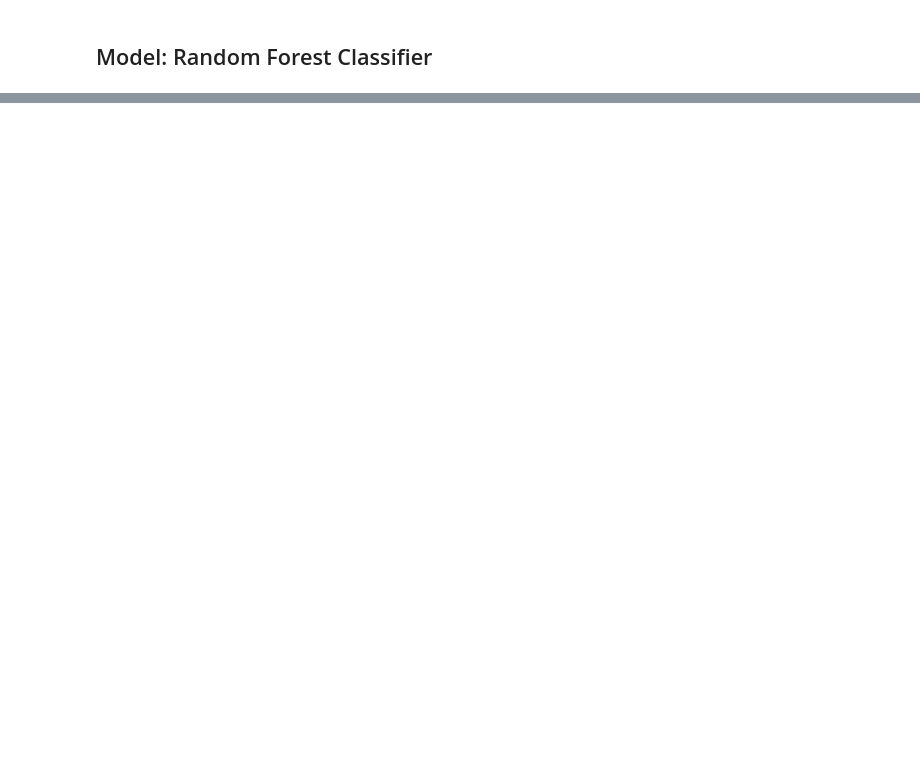
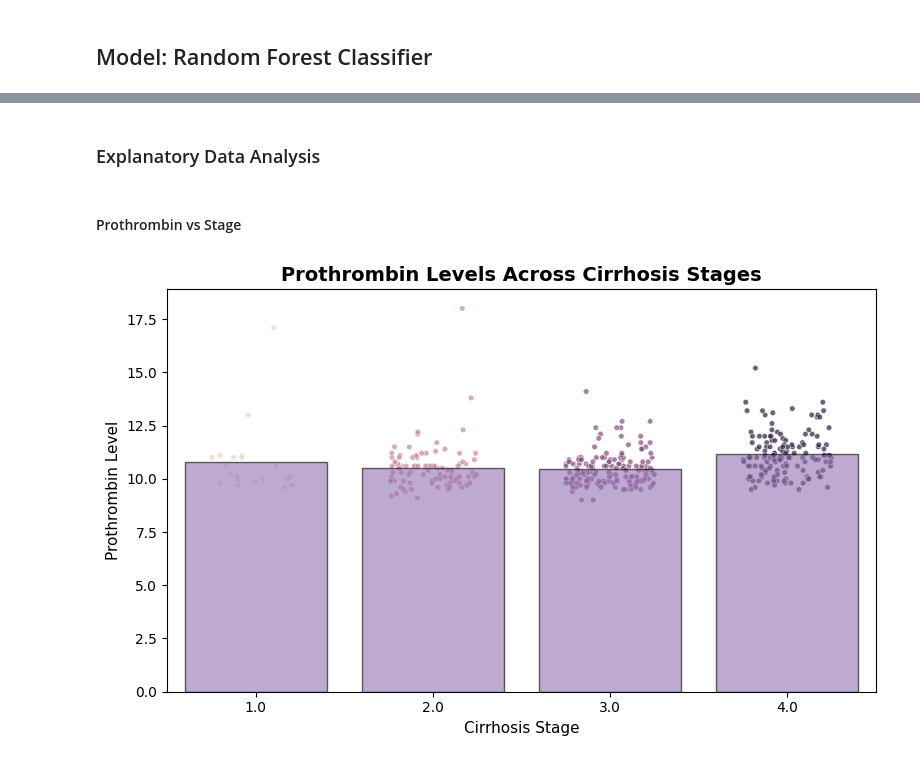
Before and after one commit to swirita/Cirrhosis-Prediction, a Jupyter notebook: Cirrhosis_Prediction.ipynb, the cells around one changed output, grey strips where cells are left out. Drawn from its saved outputs; the diff is of its cells as text; code cells hidden in the pictures; blank space fills up the shorter version.

```diff
--- a/Cirrhosis_Prediction.ipynb
+++ b/Cirrhosis_Prediction.ipynb
@@ -575,0 +742,2 @@ NameError: name 'RandomForestRegressor' is not defined
+# %% [markdown]
+### Explanatory Data Analysis
@@ -575,0 +806,23 @@ NameError: name 'RandomForestRegressor' is not defined
+# %% [markdown]
+#### Prothrombin vs Stage
+# %%
+stage_order = [1.0, 2.0, 3.0, 4.0]
+fig, ax = plot_feature_by_stage(
+    df,
+    feature='Prothrombin',
+    order=stage_order,
+    figsize=(8, 5)
+)
+
+ax.set_title(
+    "Prothrombin Levels Across Cirrhosis Stages",
+    fontsize=14,
+    fontweight='bold'
+)
+
+ax.set_ylabel("Prothrombin Level")
+ax.set_xlabel("Cirrhosis Stage")
+
+plt.show()
+# %% [output]
+[figure, added]
```
Also changed, not shown: parts of 16 cells of this notebook.
